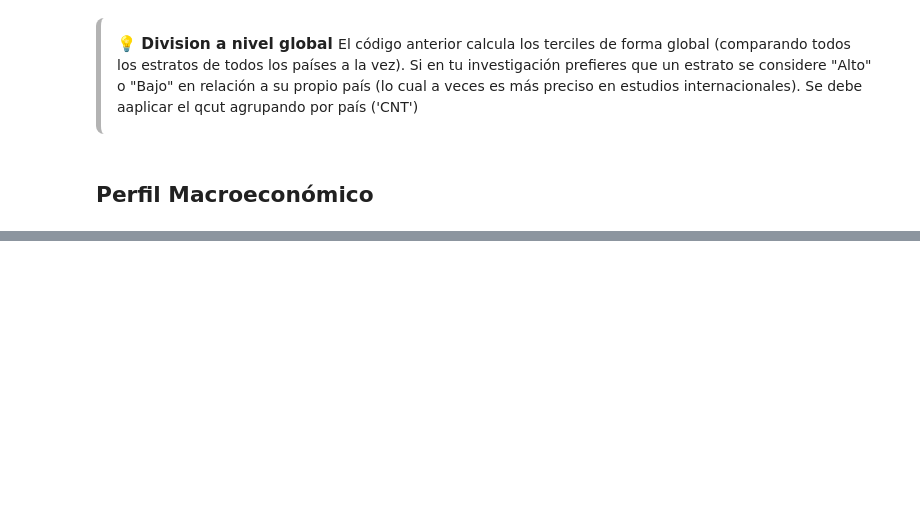
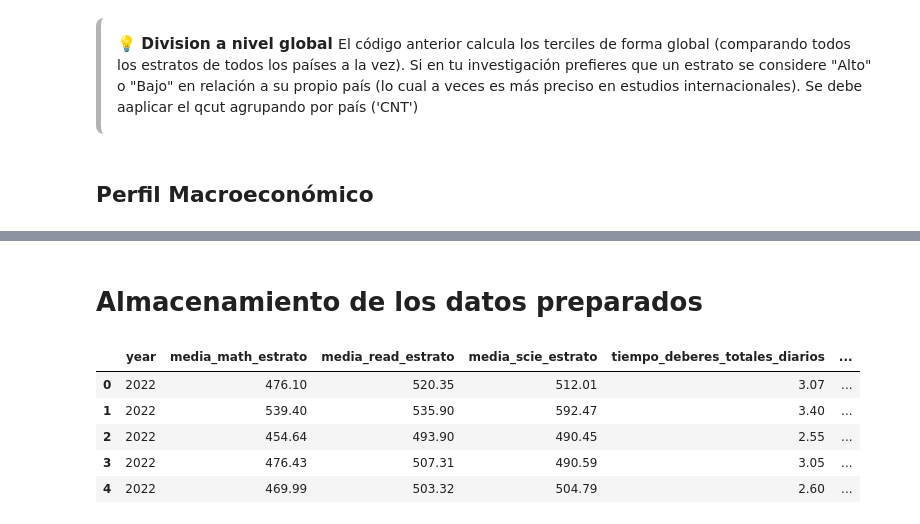
Before and after one commit to musero55/tfm_data_science, a Jupyter notebook: notebooks/fase_2_feature_engineering/02_data_panel_modelos.ipynb, the cells around one changed output, grey strips where cells are left out. Cells and saved outputs as stored; diff of their text form; code cells hidden in the pictures; blank space fills up the shorter version.

```diff
--- a/notebooks/fase_2_feature_engineering/02_data_panel_modelos.ipynb
+++ b/notebooks/fase_2_feature_engineering/02_data_panel_modelos.ipynb
@@ -323,0 +505,8 @@ Para dotar al modelo de un contexto estructural simplificado, se segmentan los p
+# %%
+
+# Cruzamos la etiqueta con el panel original
+df_panel_estrato_final = df_panel_estrato_final.merge(
+    df_macro_pais[['Perfil_Pais']],
+    on='CNT',
+    how='left'
+)
@@ -323,0 +538,22 @@ Para dotar al modelo de un contexto estructural simplificado, se segmentan los p
+# %%
+from sklearn.preprocessing import OneHotEncoder
+
+
+#Inicializamos el codificador
+encoder = OneHotEncoder(sparse_output=False, drop='first')
+
+# Definimos las columnas a codificar
+columnas_categoricas = ['ECS_categoria', 'Perfil_Pais']
+
+# Ajustamos y transformamos los datos
+encoded_data = encoder.fit_transform(df_panel_estrato_final[columnas_categoricas])
+
+# Crear un nuevo DataFrame con las columnas codificadas usando los nombres generados
+df_categorias_encoded = pd.DataFrame(
+    encoded_data,
+    columns=encoder.get_feature_names_out(columnas_categoricas),
+    index=df_panel_estrato_final.index
+)
+
+# Unir el resultado con el DataFrame original y eliminar las columnas categóricas antiguas
+df_modelo_estrato = pd.concat([df_panel_estrato_final.drop(columns=columnas_categoricas), df_categorias_encoded], axis=1)
@@ -323,0 +581,13 @@ Para dotar al modelo de un contexto estructural simplificado, se segmentan los p
+# %%
+df_modelo_estrato = df_modelo_estrato.drop(columns=['CNT','STRATUM'])
+# %% [markdown]
+# Almacenamiento de los datos preparados
+# %%
+df_modelo_estrato.head()
+# %% [output]
+|  | year | media_math_estrato | media_read_estrato | media_scie_estrato | tiempo_deberes_totales_diarios | ... |
+| 0 | 2022 | 476.10 | 520.35 | 512.01 | 3.07 | ... |
+| 1 | 2022 | 539.40 | 535.90 | 592.47 | 3.40 | ... |
+| 2 | 2022 | 454.64 | 493.90 | 490.45 | 2.55 | ... |
+| 3 | 2022 | 476.43 | 507.31 | 490.59 | 3.05 | ... |
+| 4 | 2022 | 469.99 | 503.32 | 504.79 | 2.60 | ... |
```
Also changed, not shown: parts of 30 cells of this notebook, 4 other files.
